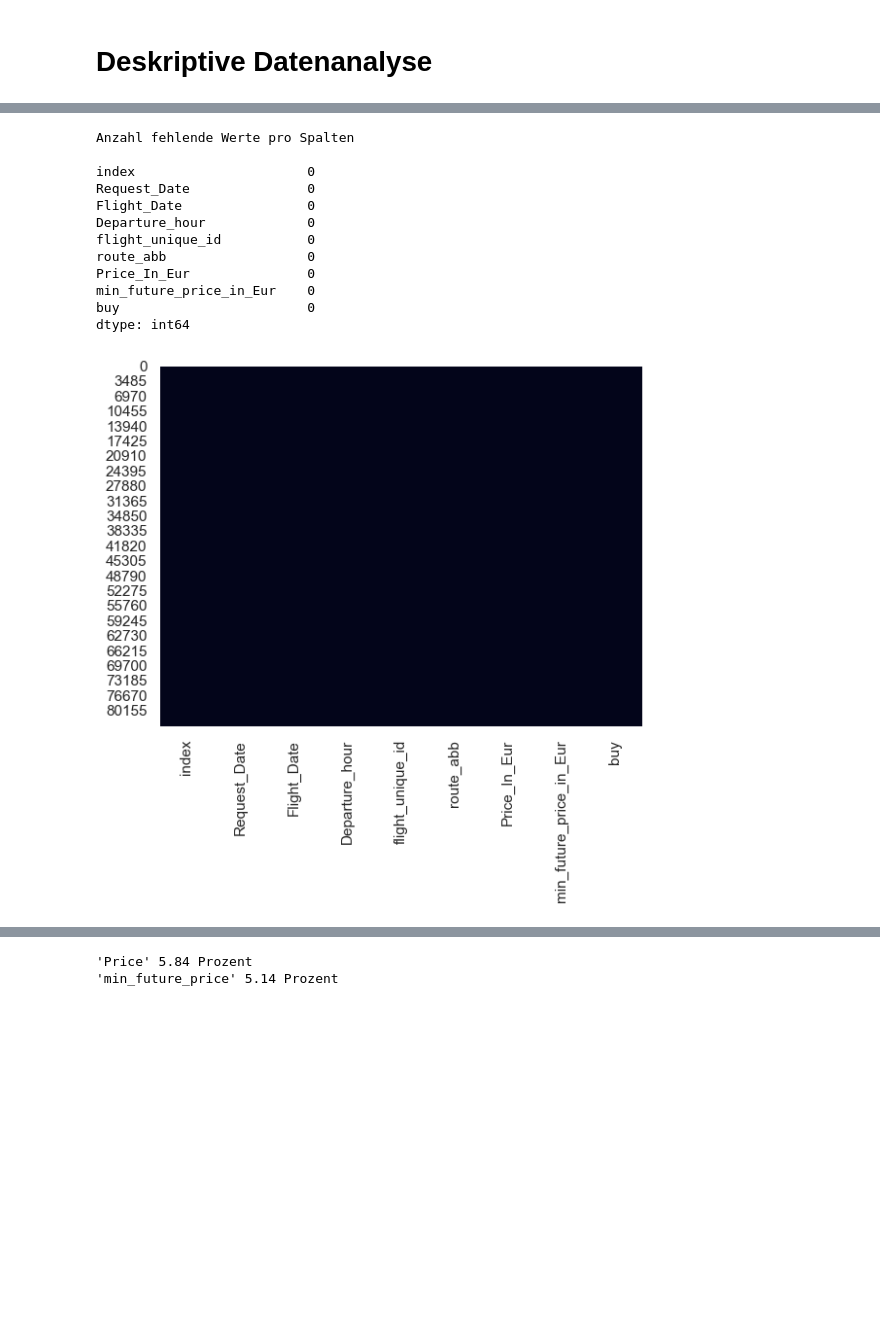
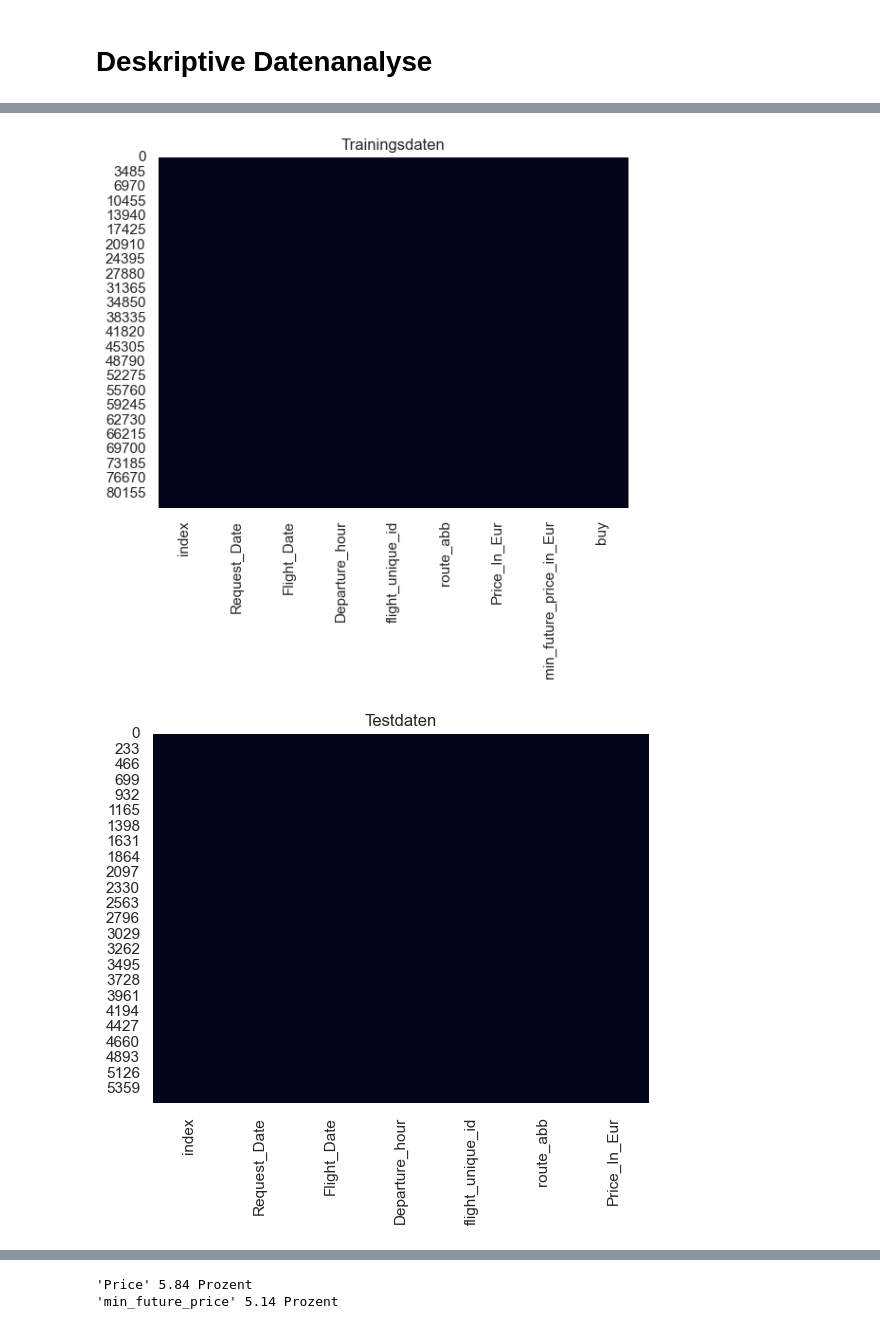
Before and after one commit to hahaha996/Data_Mining_Projekt, a Jupyter notebook: Projekt Datamining/Projekt_DM.ipynb, the cells around one changed output, grey strips where cells are left out. Cells and saved outputs as stored; diff of their text form; code cells hidden in the pictures; blank space fills up the shorter version.

```diff
--- a/Projekt Datamining/Projekt_DM.ipynb
+++ b/Projekt Datamining/Projekt_DM.ipynb
@@ -31,0 +26,8 @@ Flug_df
+# %%
+# Trainingsdaten in einer Dataframme einlesen
+Flug_df_test = pd.read_csv("./datensets/test_set.csv")
+# Die fünf letzten Objekte ausgeben
+print(Flug_df_test.tail())
+
+# Prüfen, ob Merkmale in Training vorhanden sind, die in Testdaten fehlen
+print(f"\nFolgende Merkmale fehlen in Testdaten: {set(Flug_df) - set(Flug_df_test)}")
@@ -71,19 +92,14 @@ None
 # %%
-print(f"Anzahl fehlende Werte pro Spalten\n\n{Flug_df.isnull().sum()}\n")
-sns.heatmap(Flug_df.isnull(), cbar=False)
-plt.show()
+#Visualisieruung zur Darstellung von Null-Werten
+
+def nullWerteVis(daten, datentyp):
+    sns.heatmap(daten.isnull(), cbar=False)
+    plt.title(datentyp)
+    plt.show()
+
+nullWerteVis(Flug_df,'Trainingsdaten')
+nullWerteVis(Flug_df_test,'Testdaten')
 # %% [output]
-Anzahl fehlende Werte pro Spalten
-
-index                      0
-Request_Date               0
-Flight_Date                0
-Departure_hour             0
-flight_unique_id           0
-route_abb                  0
-Price_In_Eur               0
-min_future_price_in_Eur    0
-buy                        0
-dtype: int64
-[figure, old version]
+[figure, new version]
+[figure, added]
 # %% [markdown]
```
Also changed, not shown: parts of 29 cells of this notebook.
